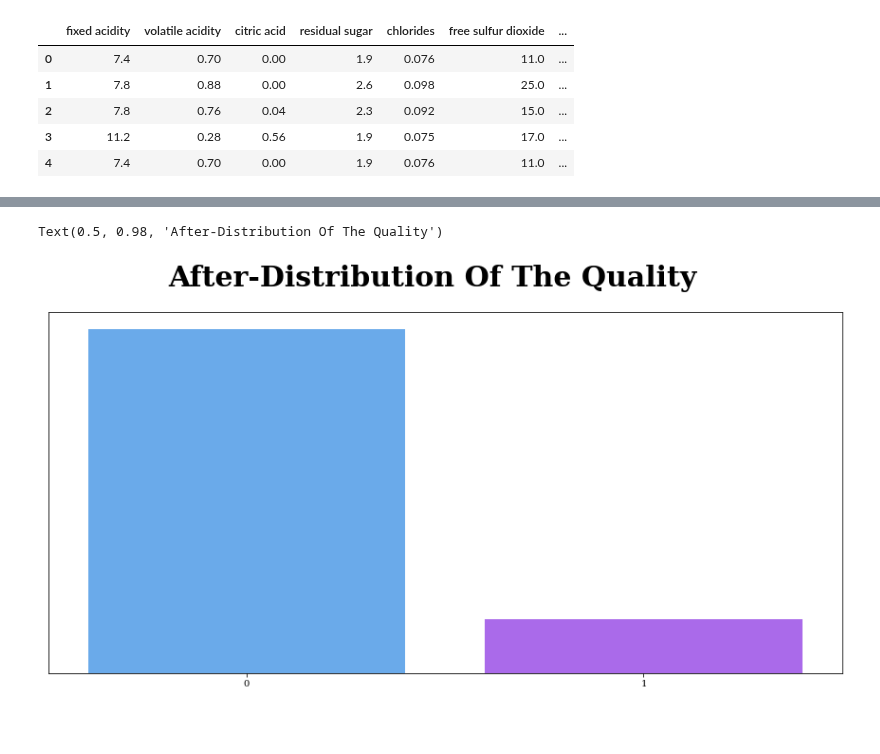
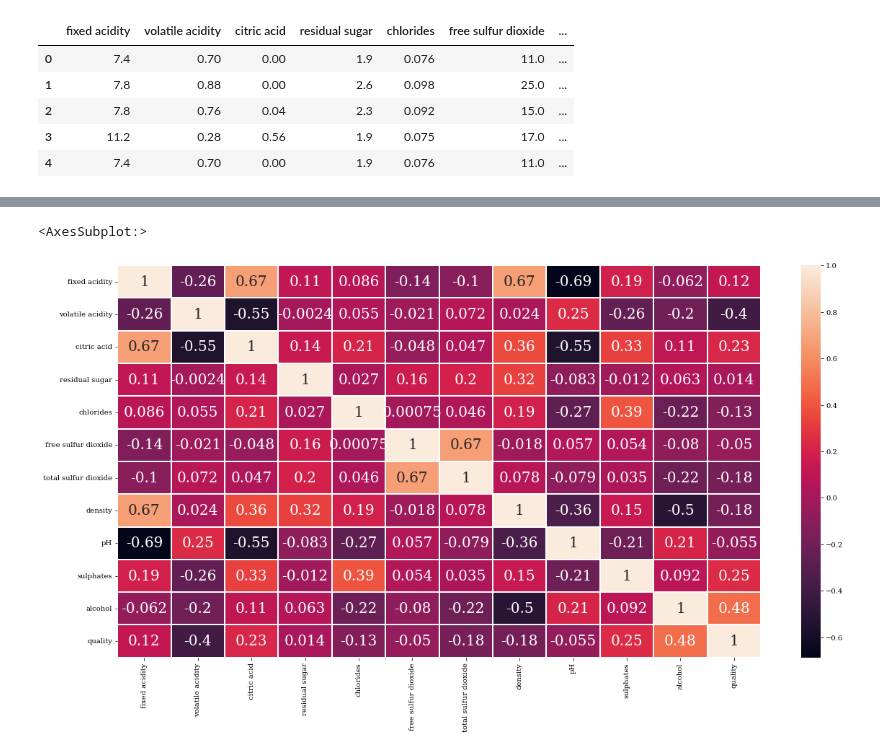
Before and after one commit to aminrahimian/data-for-good, a Jupyter notebook: principal_components_analysis (still working).ipynb, the cells around one changed output, grey strips where cells are left out. Saved outputs shown, nothing was run; the diff lists cells and outputs as text; code cells hidden in the pictures; blank space fills up the shorter version.

```diff
--- a/principal-components-analysis-(still working).ipynb
+++ b/principal_components_analysis (still working).ipynb
@@ -463,9 +431,0 @@ sns.heatmap(df.corr(), annot=True,cmap = "cool",linewidths=2,linecolor = "white"
-# %%
-plt.rcParams['font.family'] = ['serif']
-background_color = "#ffffff"
-fig = plt.figure(figsize=(15,7), facecolor=background_color)
-fig.suptitle('Before-Distribution Of The Quality', fontsize=30, fontweight='bold')
-ax = sns.barplot(y = df['quality'].value_counts().values.tolist(),
-                      x = df['quality'].value_counts().index, palette="cool")
-ax.get_yaxis().set_visible(False)
-plt.show()
@@ -475,26 +432,8 @@ Text(0.5, 0.98, 'Before-Distribution Of The Quality')
-# %%
-
-
-#Feature Engineering...
-bins = (2, 6.5, 8)
-group_names = ['bad', 'good']
-df['quality'] = pd.cut(df['quality'], bins = bins, labels = group_names)
-
-#Feature Transformation...
-df['quality'].replace({'bad':0, 'good':1}, inplace=True)
-# %%
-
-
-plt.rcParams['font.family'] = ['serif']
-background_color = "#ffffff"
-fig = plt.figure(figsize=(15,7), facecolor=background_color)
-fig.suptitle('After-Distribution Of The Quality', fontsize=30, fontweight='bold')
-
-ax = sns.barplot(y = df['quality'].value_counts().values.tolist(),
-                      x = df['quality'].value_counts().index, palette="cool")
-ax.get_yaxis().set_visible(False)
-plt.show()
-# %% [output]
-Text(0.5, 0.98, 'After-Distribution Of The Quality')
-[figure, removed]
+# %%
+#Correlation coefficient
+fig = plt.figure(figsize=(20,10))
+sns.heatmap(df.corr(), annot=True,linewidths=2,cbar=True,annot_kws={"size":20})
+# %% [output]
+<AxesSubplot:>
+[figure, added]
 # %%
```
Also changed, not shown: parts of 23 cells of this notebook.
